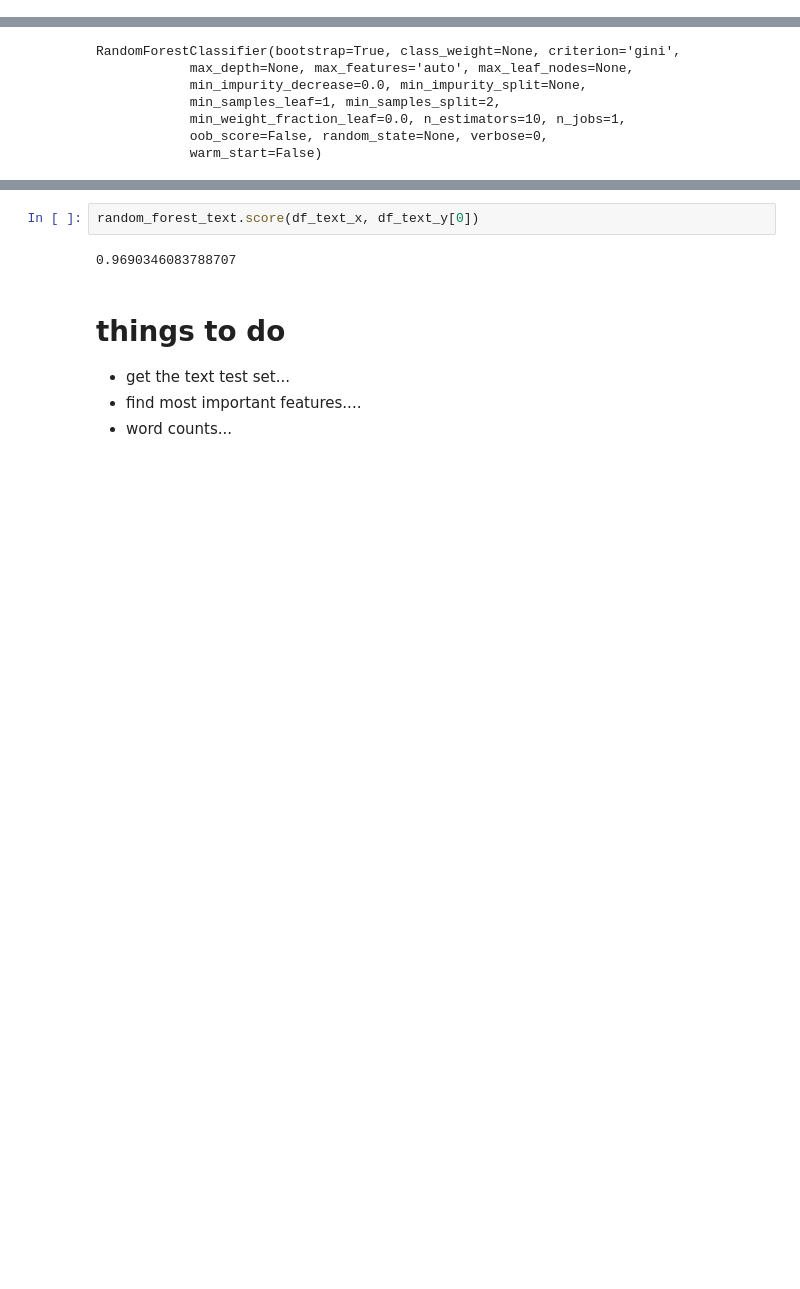
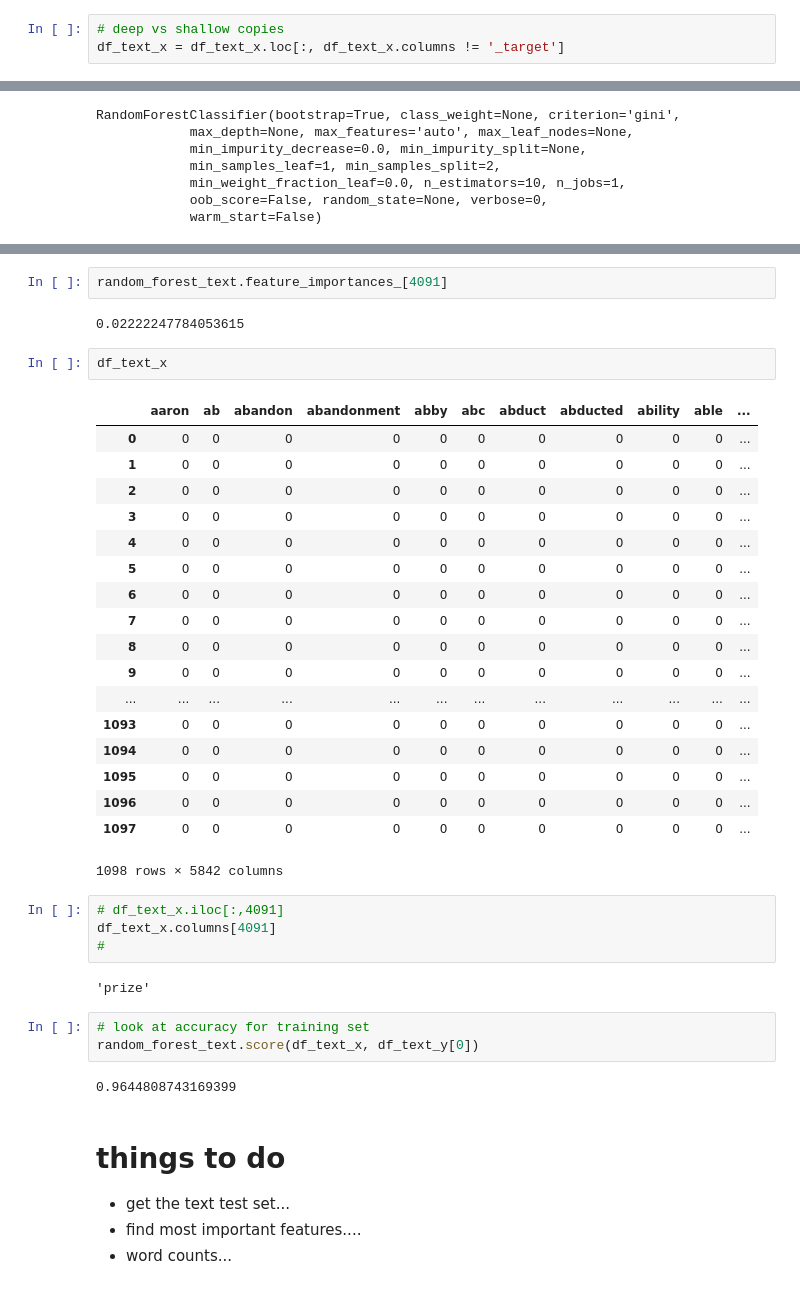
Before and after one commit to robillersomeone/NYT_bestsellers, a Jupyter notebook: initial_modeling-offline.ipynb, the cells around one changed output, grey strips where cells are left out. Drawn from its saved outputs; the diff is of its cells as text; blank space fills up the shorter version.

```diff
--- a/initial_modeling-offline.ipynb
+++ b/initial_modeling-offline.ipynb
@@ -75,6 +76,9 @@ df_text.head()
 | 3 | 0 | 0 | 0 | 0 | 0 | 0 | 0 | 0 | 0 | 0 | ... |
 | 4 | 0 | 0 | 0 | 0 | 0 | 0 | 0 | 0 | 0 | 0 | ... |
 5 rows × 5843 columns
+# %%
+# deep vs shallow copies
+df_text_x = df_text_x.loc[:, df_text_x.columns != '_target']
 # %%
 y_train_rating.tail()
 # %% [output]
@@ -165,7 +177,39 @@ max(random_forest_text.feature_importances_)
+# %%
+random_forest_text.feature_importances_[4091]
+# %% [output]
+0.02222247784053615
+# %%
+df_text_x
+# %% [output]
+|  | aaron | ab | abandon | abandonment | abby | abc | abduct | abducted | ability | able | ... |
+| 0 | 0 | 0 | 0 | 0 | 0 | 0 | 0 | 0 | 0 | 0 | ... |
+| 1 | 0 | 0 | 0 | 0 | 0 | 0 | 0 | 0 | 0 | 0 | ... |
+| 2 | 0 | 0 | 0 | 0 | 0 | 0 | 0 | 0 | 0 | 0 | ... |
+| 3 | 0 | 0 | 0 | 0 | 0 | 0 | 0 | 0 | 0 | 0 | ... |
+| 4 | 0 | 0 | 0 | 0 | 0 | 0 | 0 | 0 | 0 | 0 | ... |
+| 5 | 0 | 0 | 0 | 0 | 0 | 0 | 0 | 0 | 0 | 0 | ... |
+| 6 | 0 | 0 | 0 | 0 | 0 | 0 | 0 | 0 | 0 | 0 | ... |
+| 7 | 0 | 0 | 0 | 0 | 0 | 0 | 0 | 0 | 0 | 0 | ... |
+| 8 | 0 | 0 | 0 | 0 | 0 | 0 | 0 | 0 | 0 | 0 | ... |
+| 9 | 0 | 0 | 0 | 0 | 0 | 0 | 0 | 0 | 0 | 0 | ... |
+| ... | ... | ... | ... | ... | ... | ... | ... | ... | ... | ... | ... |
+| 1093 | 0 | 0 | 0 | 0 | 0 | 0 | 0 | 0 | 0 | 0 | ... |
+| 1094 | 0 | 0 | 0 | 0 | 0 | 0 | 0 | 0 | 0 | 0 | ... |
+| 1095 | 0 | 0 | 0 | 0 | 0 | 0 | 0 | 0 | 0 | 0 | ... |
+| 1096 | 0 | 0 | 0 | 0 | 0 | 0 | 0 | 0 | 0 | 0 | ... |
+| 1097 | 0 | 0 | 0 | 0 | 0 | 0 | 0 | 0 | 0 | 0 | ... |
+1098 rows × 5842 columns
+# %%
+# df_text_x.iloc[:,4091]
+df_text_x.columns[4091]
+#
+# %% [output]
+'prize'
 # %%
+# look at accuracy for training set
 random_forest_text.score(df_text_x, df_text_y[0])
 # %% [output]
-0.9690346083788707
+0.9644808743169399
 # %% [markdown]
 # things to do
 - get the text test set...
```
Also changed, not shown: parts of 11 cells of this notebook, 3 other files.
